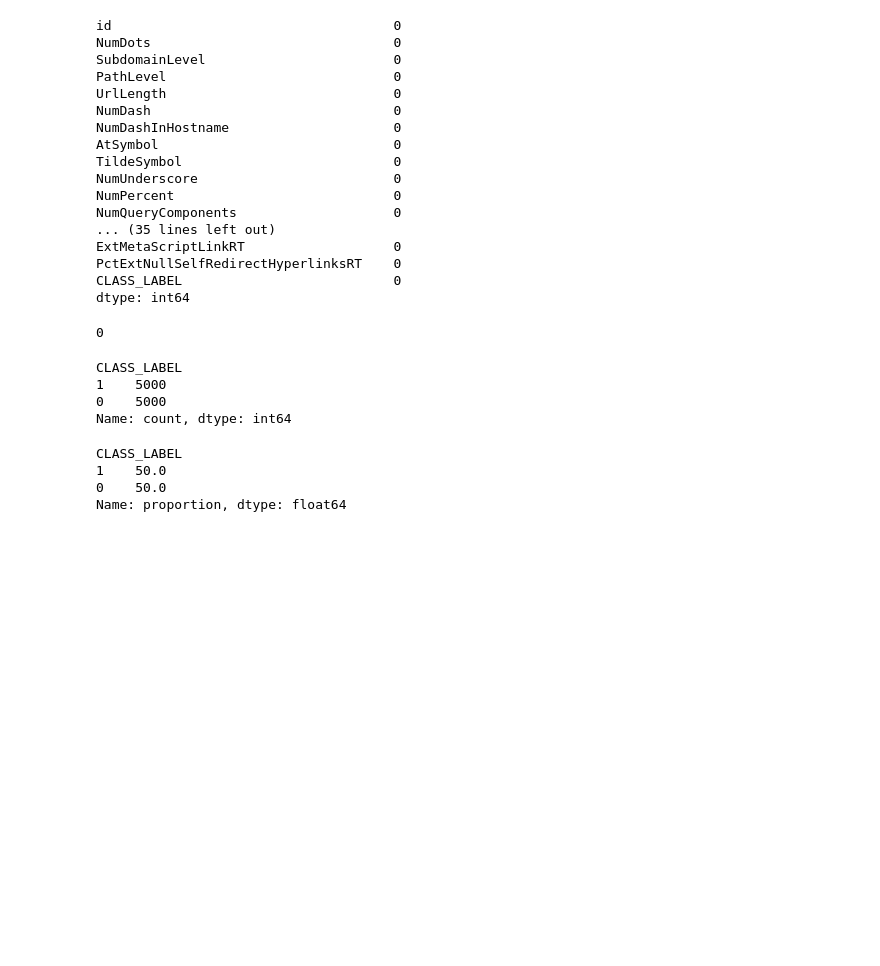
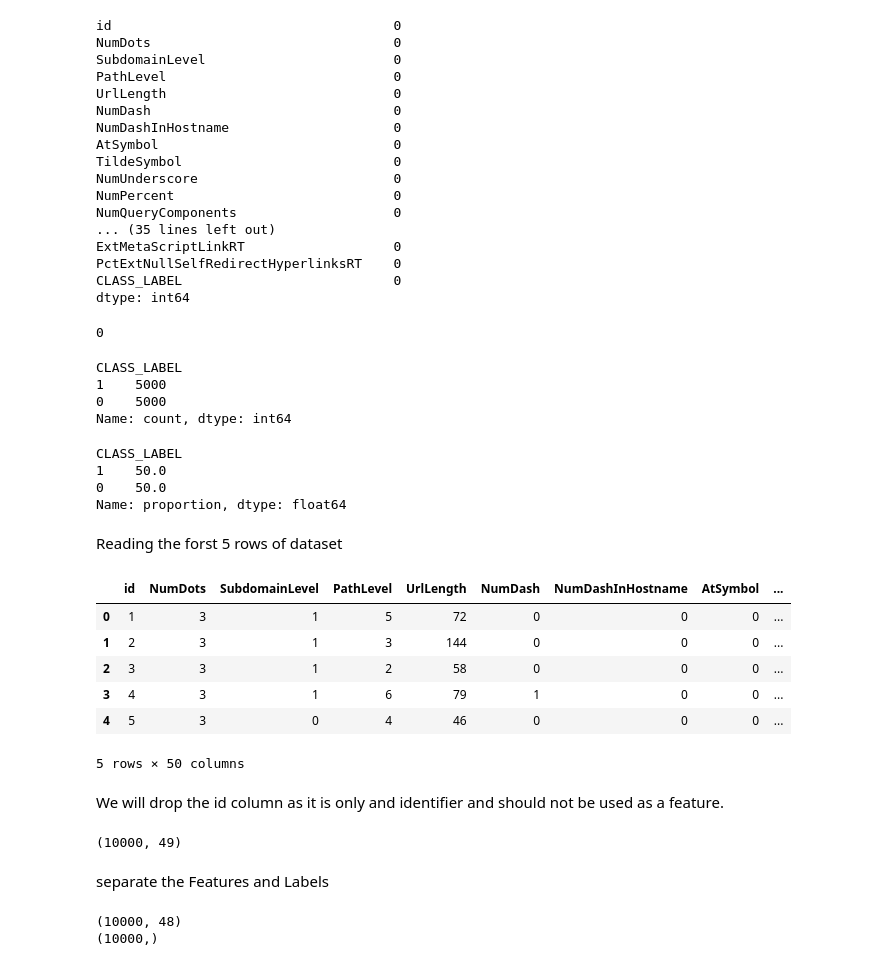
Before and after one commit to gautam16151/AZ-Static-Web, a Jupyter notebook: Email_Security_AI_Model_v1.ipynb, the cells around one changed output. Saved outputs shown, nothing was run; the diff lists cells and outputs as text; code cells hidden in the pictures; blank space fills up the shorter version.

```diff
--- a/Email_Security_AI_Model_v1.ipynb
+++ b/Email_Security_AI_Model_v1.ipynb
@@ -88,3 +90,17 @@ CLASS_LABEL
 1    50.0
 0    50.0
 Name: proportion, dtype: float64
+# %% [markdown]
+Reading the forst 5 rows of dataset
+# %%
+df.head()
+# %% [output]
+|  | id | NumDots | SubdomainLevel | PathLevel | UrlLength | NumDash | NumDashInHostname | AtSymbol | ... |
+| 0 | 1 | 3 | 1 | 5 | 72 | 0 | 0 | 0 | ... |
+| 1 | 2 | 3 | 1 | 3 | 144 | 0 | 0 | 0 | ... |
+| 2 | 3 | 3 | 1 | 2 | 58 | 0 | 0 | 0 | ... |
+| 3 | 4 | 3 | 1 | 6 | 79 | 1 | 0 | 0 | ... |
+| 4 | 5 | 3 | 0 | 4 | 46 | 0 | 0 | 0 | ... |
+5 rows × 50 columns
+# %% [markdown]
+We will drop the id column as it is only and identifier and should not be used as a feature.
@@ -90,0 +109,14 @@ Name: proportion, dtype: float64
+# %%
+print(df.shape)
+# %% [output]
+(10000, 49)
+# %% [markdown]
+separate the Features and Labels
+# %%
+x=df.drop("CLASS_LABEL", axis=1)
+y=df["CLASS_LABEL"]
+print(x.shape)
+print(y.shape)
+# %% [output]
+(10000, 48)
+(10000,)
```
Also changed, not shown: parts of 4 cells of this notebook.
